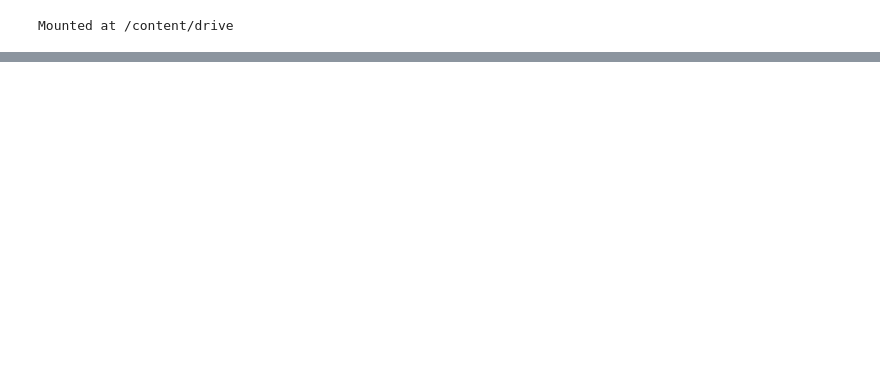
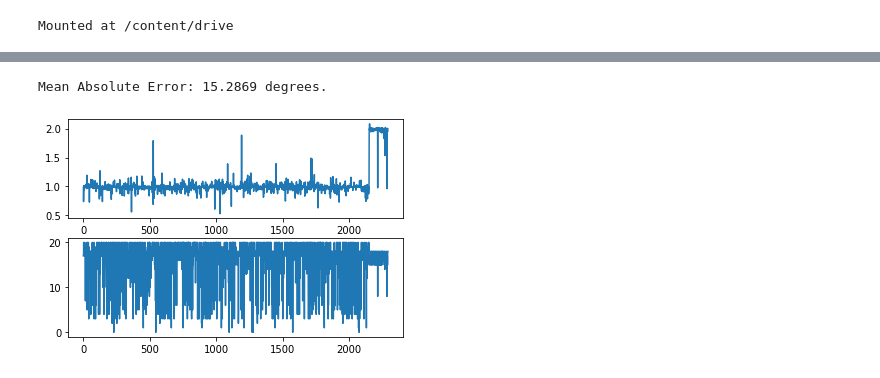
Before and after one commit to jtunde/Python, a Jupyter notebook: ss2.ipynb, the cells around one changed output, grey strips where cells are left out. Drawn from its saved outputs; the diff is of its cells as text; code cells hidden in the pictures; blank space fills up the shorter version.

```diff
--- a/ss2.ipynb
+++ b/ss2.ipynb
@@ -90,0 +162,27 @@ all_data_test[CLASSIFIER_COLUMN]=pd.to_numeric(all_data_test[CLASSIFIER_COLUMN])
+# %%
+def neural_networc_predict(neural_model, dataSet):
+    # Prepare the data
+    data_arr = dataSet.to_numpy()
+    nb_cols = numpy.shape(data_arr)[1]
+
+    predict_data = data_arr[:,0:(nb_cols-2)]
+    label_data = data_arr[:,(nb_cols-1)]
+
+    prediction = neural_model.predict(predict_data)
+    errors = abs(prediction - label_data)
+
+    print('Mean Absolute Error:', round(numpy.mean(errors), 4), 'degrees.')
+
+    # Plot a selection of features
+    fig, axs = plt.subplots(2)
+
+    axs[0].plot(prediction)
+    axs[1].plot(label_data)
+    plt.show()
+
+# Now predict
+# %%
+neural_networc_predict(neural_model, all_data)
+# %% [output]
+Mean Absolute Error: 15.2869 degrees.
+[figure, added]
```
Also changed, not shown: parts of 5 cells of this notebook.
